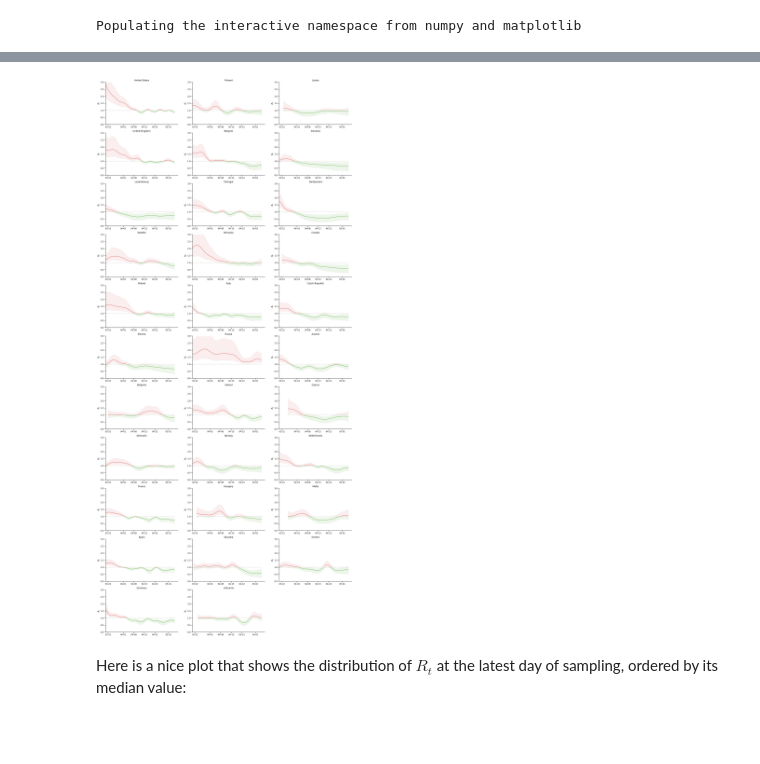
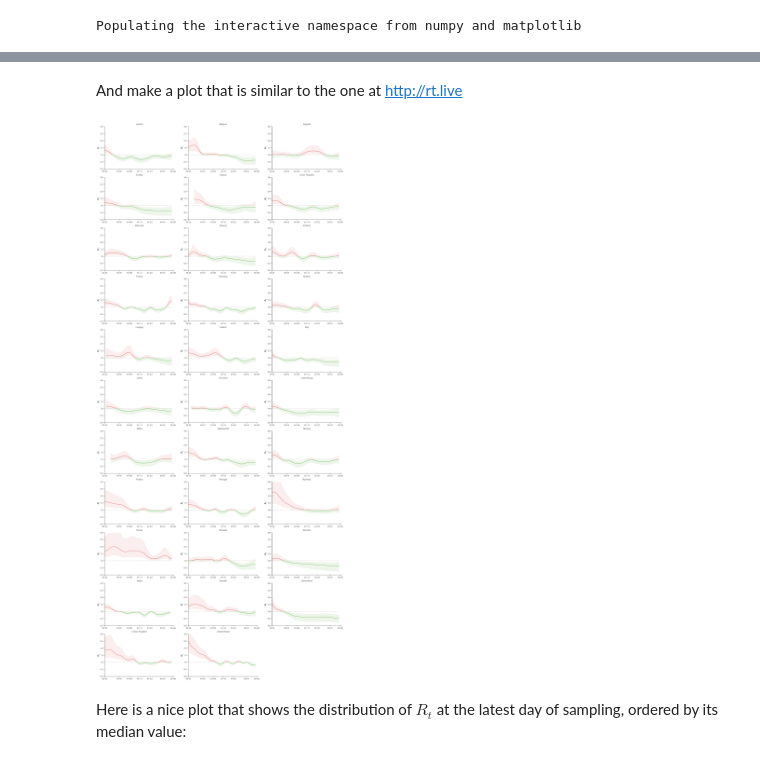
Before and after one commit to farr/covid-19, a Jupyter notebook: Stan R0 graph work.ipynb, the cells around one changed output, grey strips where cells are left out. Cells and saved outputs as stored; diff of their text form; code cells hidden in the pictures; blank space fills up the shorter version.

```diff
--- a/Stan R0 graph work.ipynb
+++ b/Stan R0 graph work.ipynb
@@ -17,9 +19,10 @@ import pystan
 import scipy.stats as ss
 import seaborn as sns
 from tqdm import tqdm
-
-#sns.set_context('notebook')
-#sns.set_palette('colorblind')
+import numpy as np
+from matplotlib import pyplot as plt
+sns.set_context('notebook')
+sns.set_palette('colorblind')
 # %%
 loc_europe_EU = [
 	'Austria',
@@ -131,23 +148,21 @@ def load_state_fits(directory):
+# %% [markdown]
+ And make a plot that is similar to the one at http://rt.live
 # %%
 import glob
+from collections import OrderedDict
+
 state_fits = load_state_fits('state_fits_EUW')
+state_fits = OrderedDict(sorted(state_fits.items()))
-# %%
-from datetime import datetime as dtime
-from datetime import timedelta
-
-date_now = dtime.now()
-date_then = dtime.now() - timedelta(days=48)
-
-sns.set_context('notebook')
-#sns.set_palette('colorblind')
-flatui = ["#5db044", "#da5d5d", "#95a5a6", "#e74c3c", "#34495e"]
-sns.set_palette(flatui)
+# %%
+# set customized palette
+sns.set_palette(rtlive)
 # %%
 nc = 3
 nr = 11
-state_count = 32
+# temporarily limit states for plot testing
+# state_count = 12
 
-fig, axes = subplots(nrows=nr, ncols=nc, figsize=(24, 5*nr))
+fig, axes = plt.subplots(nrows=nr, ncols=nc, figsize=(24, 5*nr))
 
 count = 0;
 for idx, ((k,fit), ax) in enumerate(zip(state_fits.items(), axes.flatten())):
@@ -155,11 +170,11 @@ for idx, ((k,fit), ax) in enumerate(zip(state_fits.items(), axes.flatten())):
     #if count >= state_count:
     #    break
 
-    m = median(fit.posterior.Rt, axis=(0,1))
-    hh = percentile(fit.posterior.Rt, 97.5, axis=(0,1))
-    h = percentile(fit.posterior.Rt, 84, axis=(0,1))
-    l = percentile(fit.posterior.Rt, 16, axis=(0,1))
-    ll = percentile(fit.posterior.Rt, 2.5, axis=(0,1))
+    m = np.median(fit.posterior.Rt, axis=(0,1))
+    hh = np.percentile(fit.posterior.Rt, 97.5, axis=(0,1))
+    h = np.percentile(fit.posterior.Rt, 84, axis=(0,1))
+    l = np.percentile(fit.posterior.Rt, 16, axis=(0,1))
+    ll = np.percentile(fit.posterior.Rt, 2.5, axis=(0,1))
 
     x = fit.posterior.Rt_dates.values
     line_1 = np.ones(len(x))
@@ -167,7 +182,7 @@ for idx, ((k,fit), ax) in enumerate(zip(state_fits.items(), axes.flatten())):
     # NOTE: try this approach instead (filling with NaN):
     m_good = m.copy()
     m_bad = m.copy()
-    m_good[m_good > 1.05] = np.nan
+    m_good[m_good > 1.30] = np.nan
     m_bad[m_bad <= 0.98] = np.nan
 
     ax.plot(x, m_good, ls='-', marker='', lw=1.5, color=sns.color_palette()[0])
@@ -179,35 +194,35 @@ for idx, ((k,fit), ax) in enumerate(zip(state_fits.items(), axes.flatten())):
     #ax.plot_date(x[good_dates], m[good_dates], ls='-', marker='', xdate=True, color=sns.color_palette()[0])
     #ax.fill_between(x, where(h<1, h, 1) , where(l<1, l, 1), alpha=0.10, color=sns.color_palette()[0])
 
-    ax.fill_between(x, where(hh<1, hh, 1) , where(ll<1, ll, 1), alpha=0.10, color=sns.color_palette()[0])
+    ax.fill_between(x, np.where(hh<1, hh, 1) , np.where(ll<1, ll, 1), alpha=0.10, color=sns.color_palette()[0])
 
     #ax.plot_date(x[bad_dates], m[bad_dates], ls='-', marker='', xdate=True, color=sns.color_palette()[1])
     #ax.fill_between(x, where(h>1, h, 1) , where(l>1, l, 1), alpha=0.10, color=sns.color_palette()[1])
 
-    ax.fill_between(x, where(hh>1, hh, 1) , where(ll>1, ll, 1), alpha=0.10, color=sns.color_palette()[1])
+    ax.fill_between(x, np.where(hh>1, hh, 1) , np.where(ll>1, ll, 1), alpha=0.10, color=sns.color_palette()[1])
 
     #ax.plot_date(x, m, ls='-', marker='', xdate=True, color=sns.color_palette()[0])
     ax.plot(x, line_1, ls='dotted', color = sns.xkcd_rgb["light grey"], lw=3)
 
     date_fmt = md.DateFormatter('%m-%d')
     ax.xaxis.set_major_formatter(date_fmt)
 
     ax.set_title(k)
     ax.set_ylabel(r'$R_t$')
 
     ax.set_xlim([date_then, date_now])
 
     ax.set_ylim(bottom = 0,
                 top = 3,
                 auto = False)
     sns.despine()
     #y0, y1 = ax.get_ylim()
     #if y0 < 0:
     #    ax.set_ylim(0, y1)
 
     count +=1
 
 else:
     [ax.set_visible(False) for ax in axes.flatten()[idx+1:]]
 # %% [output]
-[figure, old version]
+[figure, new version]
```
Also changed, not shown: parts of 10 cells of this notebook, 2 other files.
